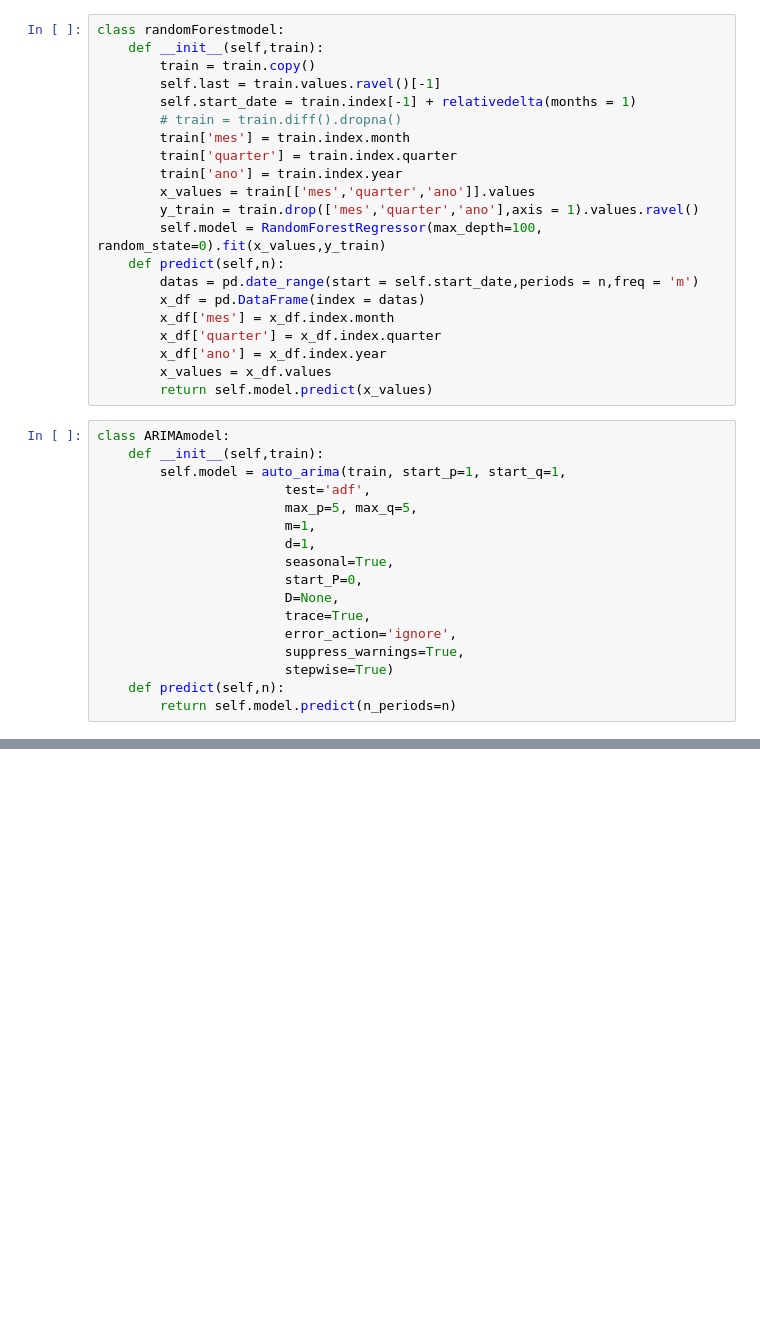
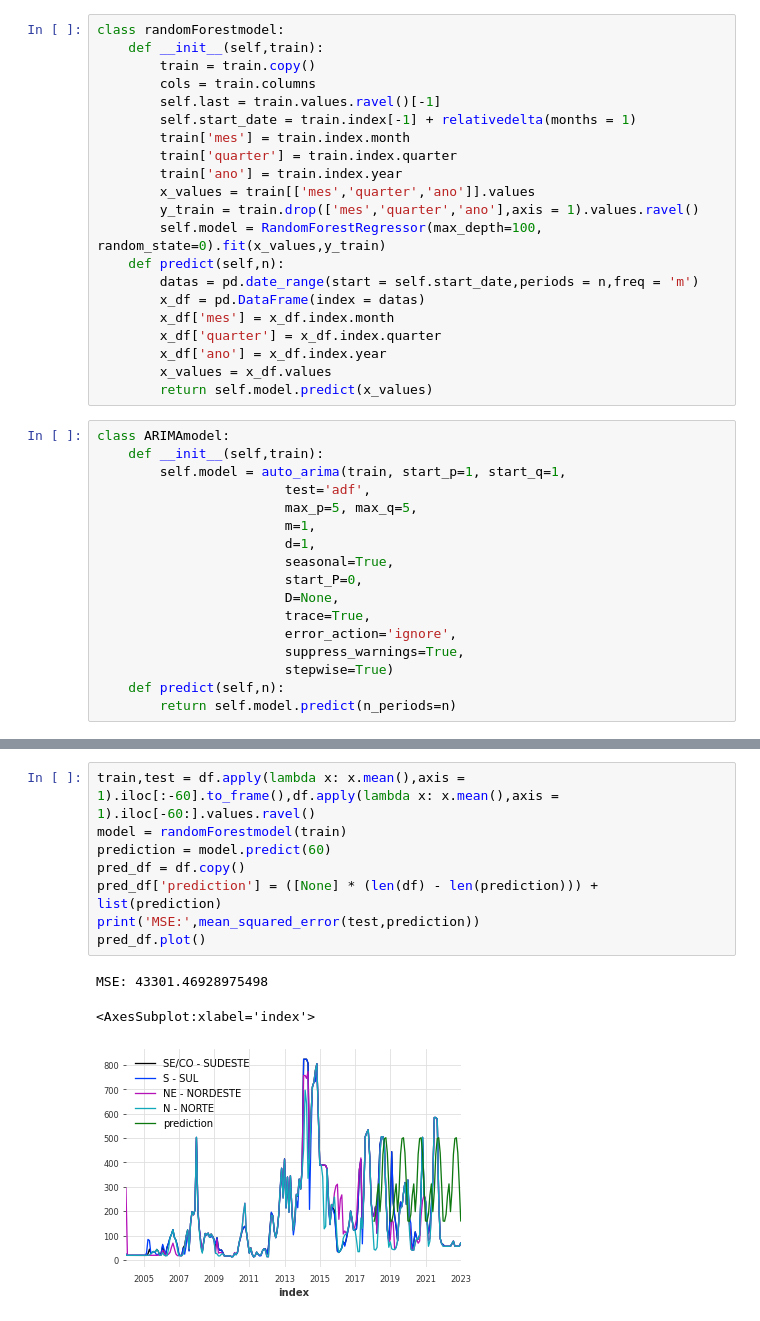
Before and after one commit to aruasouza/CTG, a Jupyter notebook: energy.ipynb, the cells around one changed output, grey strips where cells are left out. Cells and saved outputs as stored; diff of their text form; blank space fills up the shorter version.

```diff
--- a/energy.ipynb
+++ b/energy.ipynb
@@ -13,9 +23,9 @@ from sklearn.ensemble import RandomForestRegressor
 class randomForestmodel:
     def __init__(self,train):
         train = train.copy()
+        cols = train.columns
         self.last = train.values.ravel()[-1]
         self.start_date = train.index[-1] + relativedelta(months = 1)
-        # train = train.diff().dropna()
         train['mes'] = train.index.month
         train['quarter'] = train.index.quarter
         train['ano'] = train.index.year
@@ -78,0 +96,12 @@ class LSTM:
+# %%
+train,test = df.apply(lambda x: x.mean(),axis = 1).iloc[:-60].to_frame(),df.apply(lambda x: x.mean(),axis = 1).iloc[-60:].values.ravel()
+model = randomForestmodel(train)
+prediction = model.predict(60)
+pred_df = df.copy()
+pred_df['prediction'] = ([None] * (len(df) - len(prediction))) + list(prediction)
+print('MSE:',mean_squared_error(test,prediction))
+pred_df.plot()
+# %% [output]
+MSE: 43301.46928975498
+<AxesSubplot:xlabel='index'>
+[figure, added]
```
Also changed, not shown: parts of 15 cells of this notebook, 4 other files.
